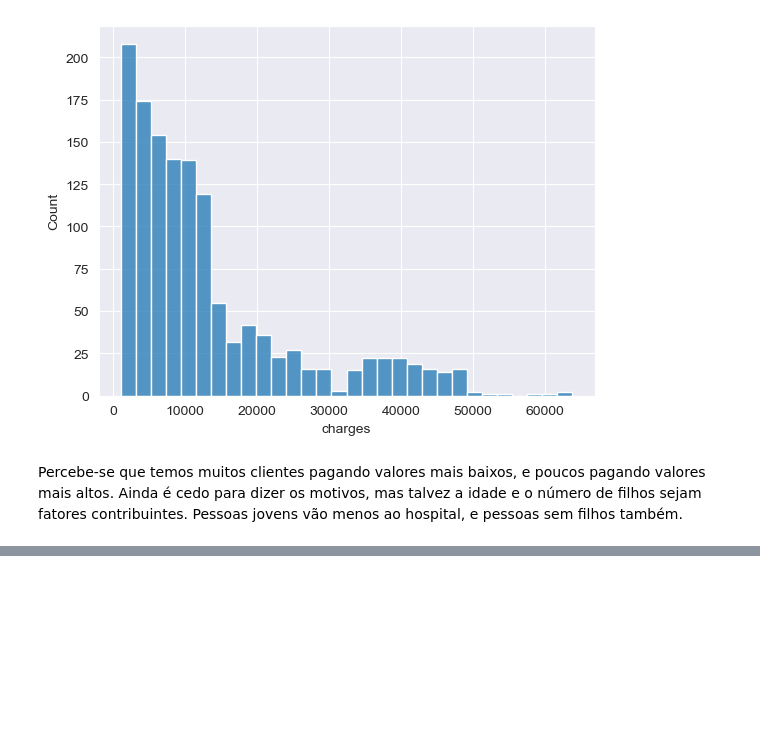
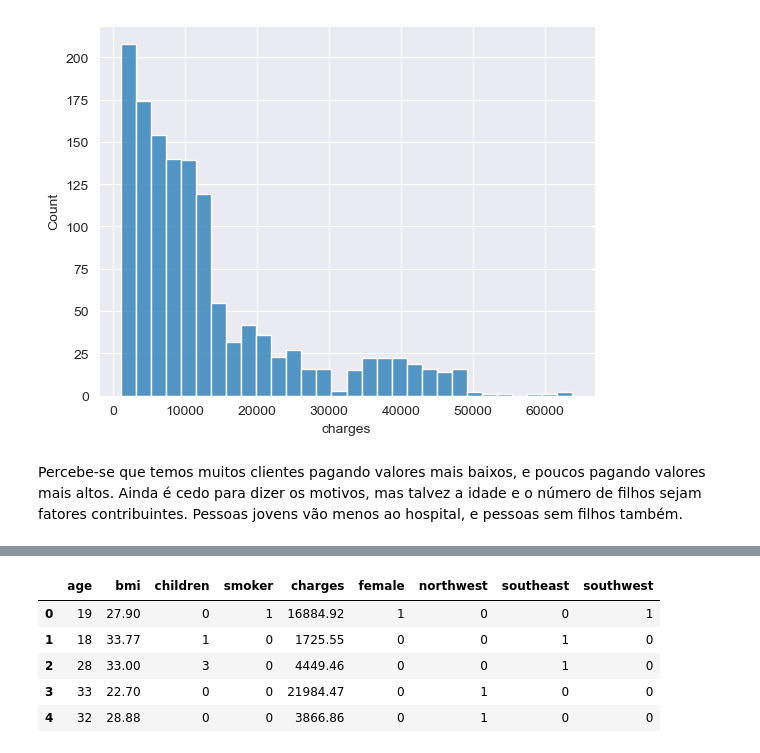
Before and after one commit to rhyanfrazao/regressao-dados-seguradora, a Jupyter notebook: projeto-regressao-linear.ipynb, the cells around one changed output, grey strips where cells are left out. Saved outputs shown, nothing was run; the diff lists cells and outputs as text; code cells hidden in the pictures; blank space fills up the shorter version.

```diff
--- a/projeto-regressao-linear.ipynb
+++ b/projeto-regressao-linear.ipynb
@@ -145,0 +214,12 @@ Percebe-se que temos muitos clientes pagando valores mais baixos, e poucos pagan
+# %%
+# Podemos dropar a feature de região agora que codificamos:
+
+df_seguro = df_seguro.drop('region', axis=1)
+df_seguro.head()
+# %% [output]
+|  | age | bmi | children | smoker | charges | female | northwest | southeast | southwest |
+| 0 | 19 | 27.90 | 0 | 1 | 16884.92 | 1 | 0 | 0 | 1 |
+| 1 | 18 | 33.77 | 1 | 0 | 1725.55 | 0 | 0 | 1 | 0 |
+| 2 | 28 | 33.00 | 3 | 0 | 4449.46 | 0 | 0 | 1 | 0 |
+| 3 | 33 | 22.70 | 0 | 0 | 21984.47 | 0 | 1 | 0 | 0 |
+| 4 | 32 | 28.88 | 0 | 0 | 3866.86 | 0 | 1 | 0 | 0 |
```
Also changed, not shown: parts of 8 cells of this notebook.
